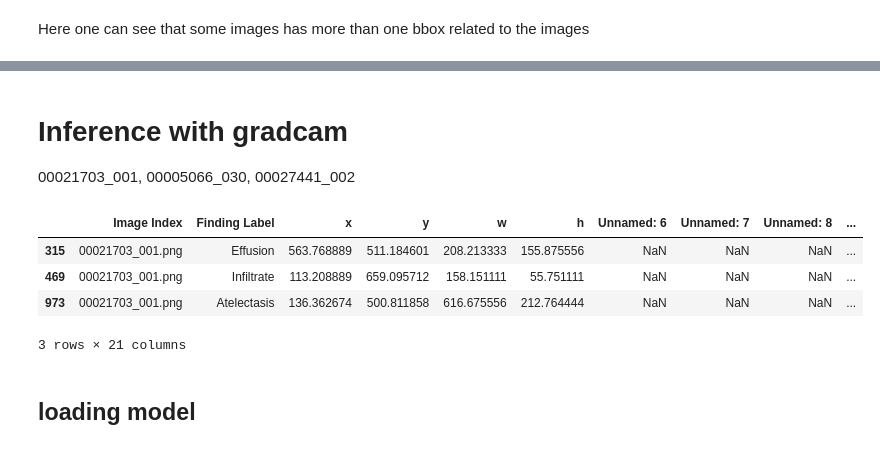
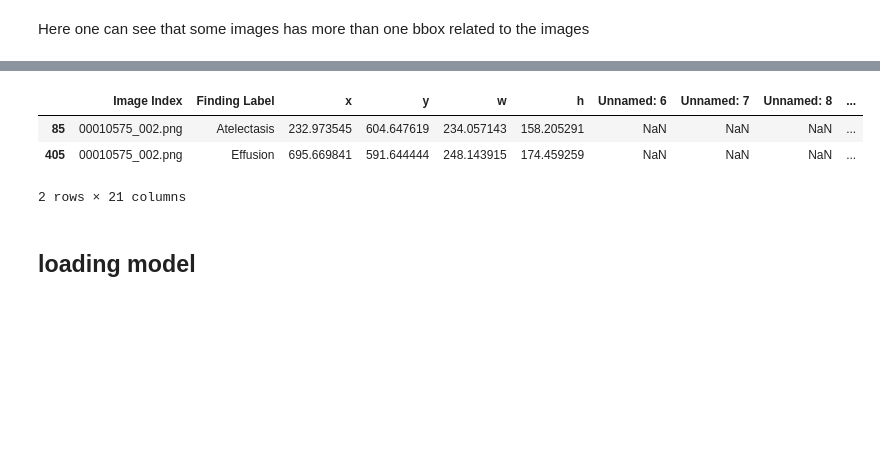
Before and after one commit to taheeraahmed/master-thesis, a Jupyter notebook: 01-multi-label/notebook/xai-vit.ipynb, the cells around one changed output, grey strips where cells are left out. Drawn from its saved outputs; the diff is of its cells as text; code cells hidden in the pictures; blank space fills up the shorter version.

```diff
--- a/01-multi-label/notebook/xai-vit.ipynb
+++ b/01-multi-label/notebook/xai-vit.ipynb
@@ -196,17 +114,13 @@ image_index_counts_df.head(20)
-# %% [markdown]
-# Inference with gradcam
-00021703_001, 00005066_030, 00027441_002
 # %%
-img_id = "00021703_001"
+img_id = "00010575_002"
 img_index = f"{img_id}.png"
 df_filtered = merged_df[merged_df['Image Index'] == img_index]
 df_filtered
 # %% [output]
 |  | Image Index | Finding Label | x | y | w | h | Unnamed: 6 | Unnamed: 7 | Unnamed: 8 | ... |
-| 315 | 00021703_001.png | Effusion | 563.768889 | 511.184601 | 208.213333 | 155.875556 | NaN | NaN | NaN | ... |
-| 469 | 00021703_001.png | Infiltrate | 113.208889 | 659.095712 | 158.151111 | 55.751111 | NaN | NaN | NaN | ... |
-| 973 | 00021703_001.png | Atelectasis | 136.362674 | 500.811858 | 616.675556 | 212.764444 | NaN | NaN | NaN | ... |
+| 85 | 00010575_002.png | Atelectasis | 232.973545 | 604.647619 | 234.057143 | 158.205291 | NaN | NaN | NaN | ... |
+| 405 | 00010575_002.png | Effusion | 695.669841 | 591.644444 | 248.143915 | 174.459259 | NaN | NaN | NaN | ... |
-3 rows × 21 columns
+2 rows × 21 columns
 # %% [markdown]
 ## loading model
 # %%
```
Also changed, not shown: parts of 31 cells of this notebook, 1 other file.
